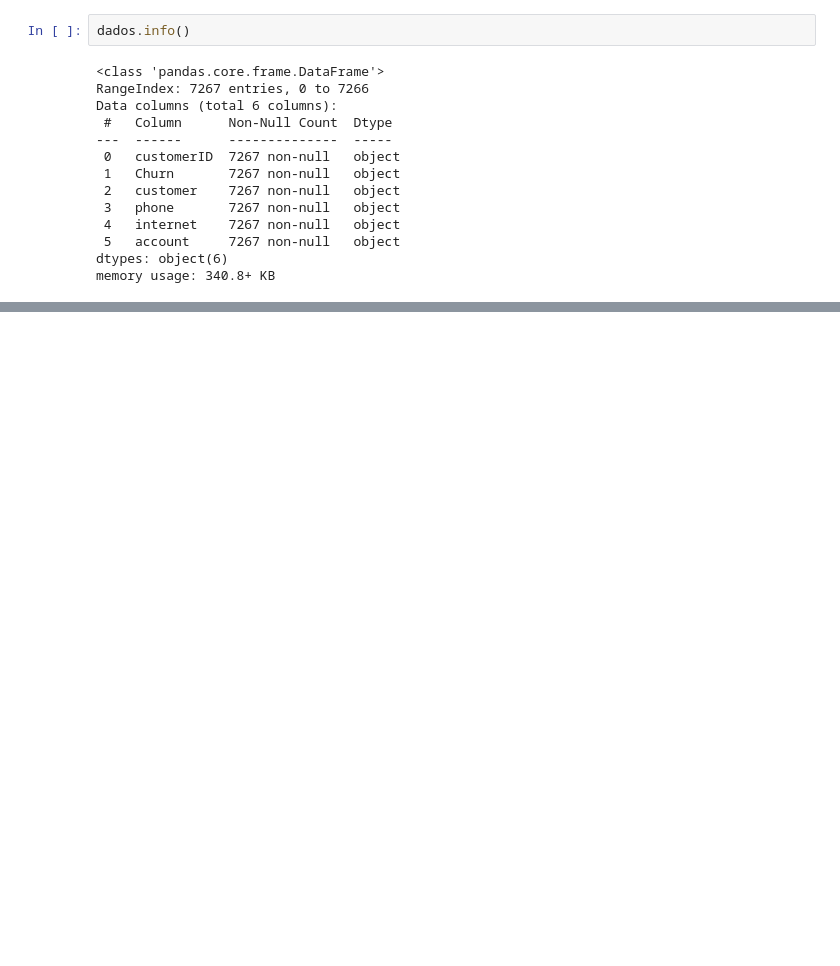
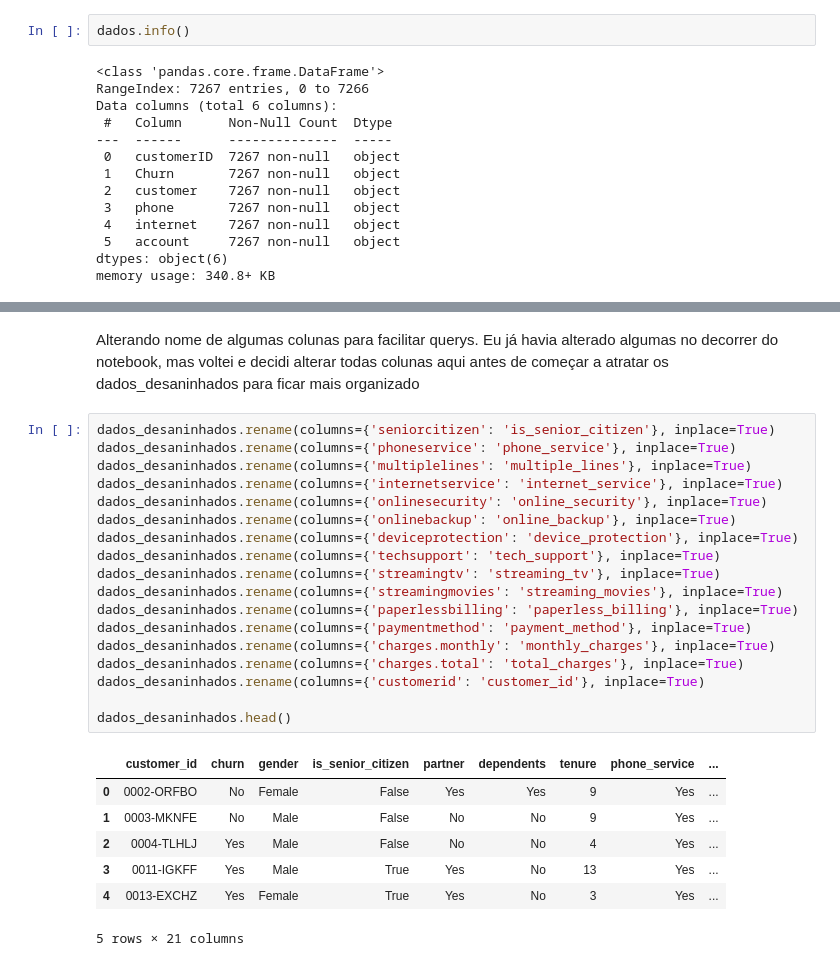
Before and after one commit to mmnasciment/TelecomX_CustomersChurn, a Jupyter notebook: TelecomX.ipynb, the cells around one changed output, grey strips where cells are left out. Drawn from its saved outputs; the diff is of its cells as text; blank space fills up the shorter version.

```diff
--- a/TelecomX.ipynb
+++ b/TelecomX.ipynb
@@ -30,0 +112,28 @@ memory usage: 340.8+ KB
+# %% [markdown]
+Alterando nome de algumas colunas para facilitar querys. Eu já havia alterado algumas no decorrer do notebook, mas voltei e decidi alterar todas colunas aqui antes de começar a atratar os dados_desaninhados para ficar mais organizado
+# %%
+dados_desaninhados.rename(columns={'seniorcitizen': 'is_senior_citizen'}, inplace=True)
+dados_desaninhados.rename(columns={'phoneservice': 'phone_service'}, inplace=True)
+dados_desaninhados.rename(columns={'multiplelines': 'multiple_lines'}, inplace=True)
+dados_desaninhados.rename(columns={'internetservice': 'internet_service'}, inplace=True)
+dados_desaninhados.rename(columns={'onlinesecurity': 'online_security'}, inplace=True)
+dados_desaninhados.rename(columns={'onlinebackup': 'online_backup'}, inplace=True)
+dados_desaninhados.rename(columns={'deviceprotection': 'device_protection'}, inplace=True)
+dados_desaninhados.rename(columns={'techsupport': 'tech_support'}, inplace=True)
+dados_desaninhados.rename(columns={'streamingtv': 'streaming_tv'}, inplace=True)
+dados_desaninhados.rename(columns={'streamingmovies': 'streaming_movies'}, inplace=True)
+dados_desaninhados.rename(columns={'paperlessbilling': 'paperless_billing'}, inplace=True)
+dados_desaninhados.rename(columns={'paymentmethod': 'payment_method'}, inplace=True)
+dados_desaninhados.rename(columns={'charges.monthly': 'monthly_charges'}, inplace=True)
+dados_desaninhados.rename(columns={'charges.total': 'total_charges'}, inplace=True)
+dados_desaninhados.rename(columns={'customerid': 'customer_id'}, inplace=True)
+
+dados_desaninhados.head()
+# %% [output]
+|  | customer_id | churn | gender | is_senior_citizen | partner | dependents | tenure | phone_service | ... |
+| 0 | 0002-ORFBO | No | Female | False | Yes | Yes | 9 | Yes | ... |
+| 1 | 0003-MKNFE | No | Male | False | No | No | 9 | Yes | ... |
+| 2 | 0004-TLHLJ | Yes | Male | False | No | No | 4 | Yes | ... |
+| 3 | 0011-IGKFF | Yes | Male | True | Yes | No | 13 | Yes | ... |
+| 4 | 0013-EXCHZ | Yes | Female | True | Yes | No | 3 | Yes | ... |
+5 rows × 21 columns
```
Also changed, not shown: parts of 46 cells of this notebook, 1 other file.
